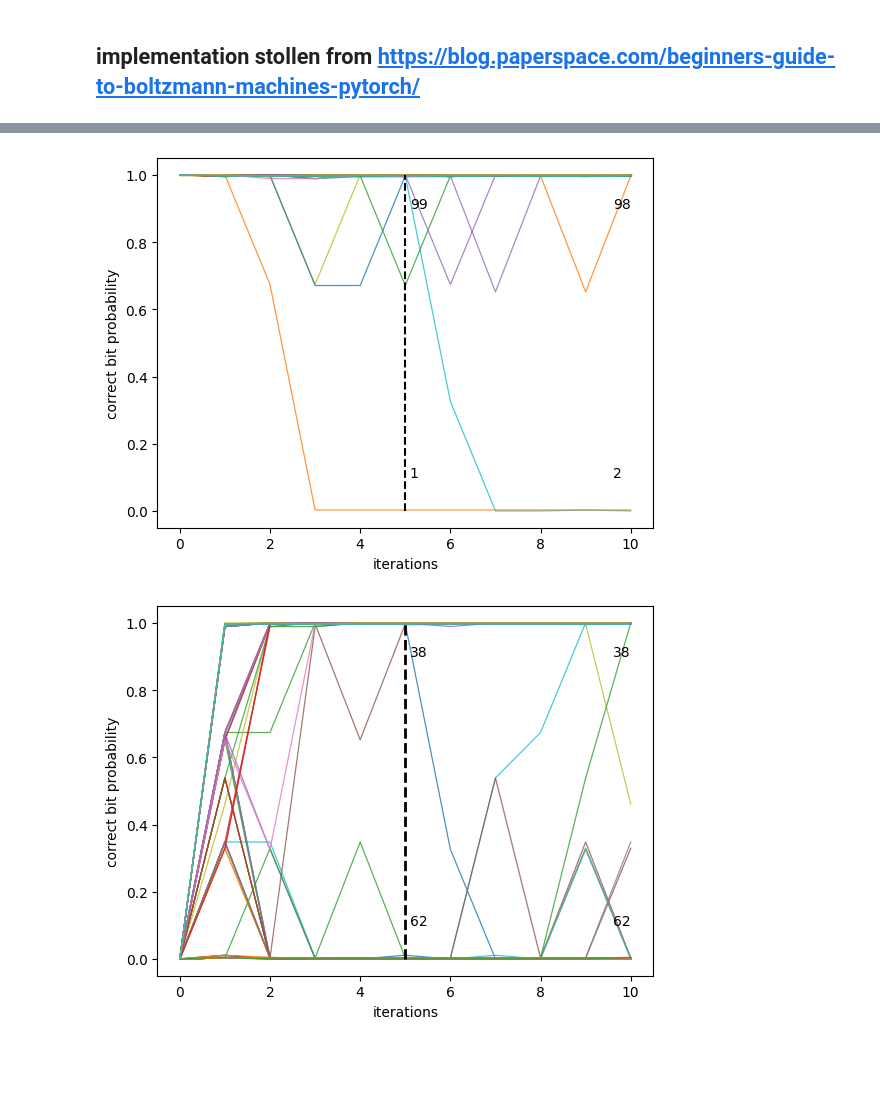
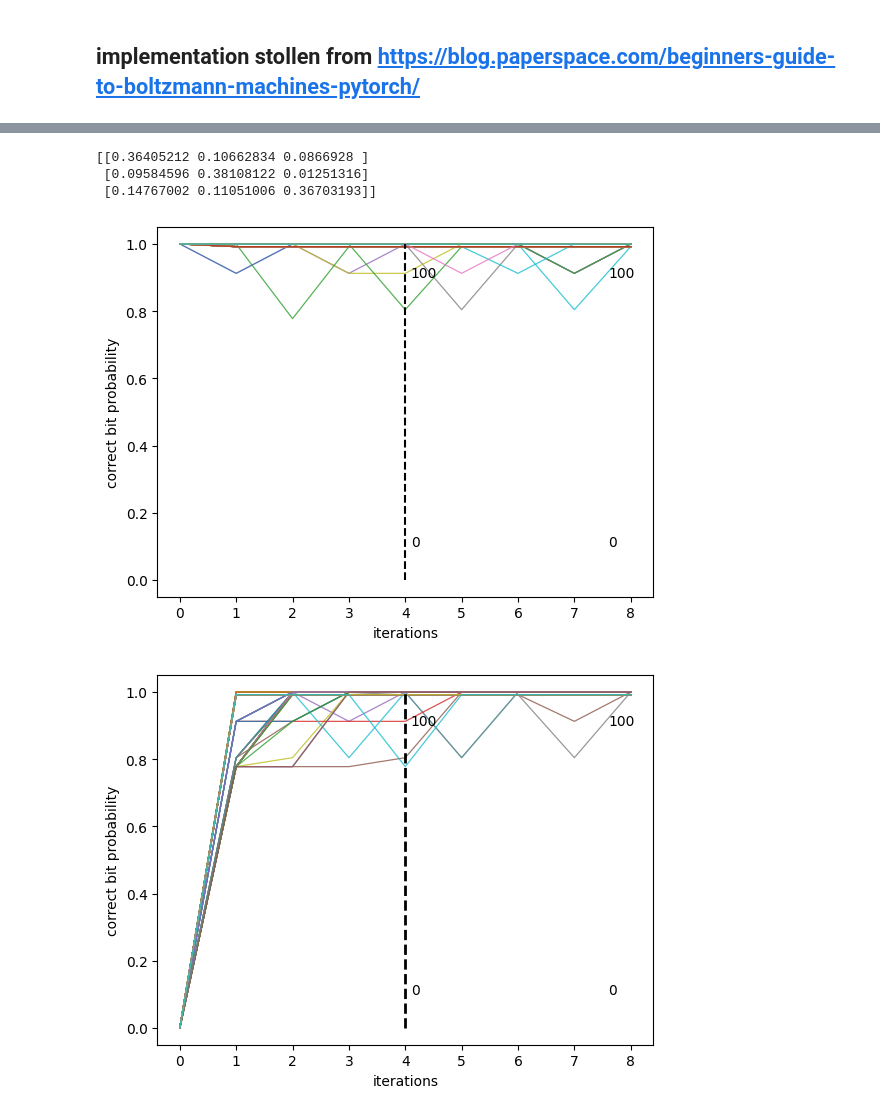
Before and after one commit to jolatechno/cours-ENS, a Jupyter notebook: cours/M2/S4/machine_learning/projet/leo_test/RBM_test3_xor.ipynb, the cells around one changed output, grey strips where cells are left out. Drawn from its saved outputs; the diff is of its cells as text; code cells hidden in the pictures; blank space fills up the shorter version.

```diff
--- a/cours/M2/S4/machine_learning/projet/leo_test/RBM_test3_xor.ipynb
+++ b/cours/M2/S4/machine_learning/projet/leo_test/RBM_test3_xor.ipynb
@@ -158,38 +139,72 @@ print(pc_data)
+# %%
+W_eigen_vect  = np.linalg.svd(rbm_small.W.detach().numpy()).Vh.T
+W_eigen_vect /= np.abs(W_eigen_vect).sum(1)
+
+data     = xor_to_flat(*gen_xor_training(1000))
+_,_,data = rbm_small(torch.from_numpy(data))
+data     = data.detach().numpy()
+
+pca = PCA(3)
+pca.fit(data)
+pc_data  = np.linalg.eig(pca.get_covariance()).eigenvectors
+pc_data /= np.abs(pc_data).sum(1)
+
+corr_mat = np.zeros((3, 3))
+for i in range(3):
+    for j in range(3):
+        corr_mat[i, j] = abs(W_eigen_vect[i, :].dot(pc_data[j, :]))
+
+for i in range(3):
+    idx = np.argmax(corr_mat[i, i:]) + i
+    save             = np.copy(corr_mat[idx, :])
+    corr_mat[idx, :] =         corr_mat[i,   :]
+    corr_mat[i,   :] = save
+
+print(corr_mat.T)
+# %% [output]
+[[0.36405212 0.10662834 0.0866928 ]
+ [0.09584596 0.38108122 0.01251316]
+ [0.14767002 0.11051006 0.36703193]]
 # %%
 data,target = gen_xor_training(100)
-data_var = Variable(torch.from_numpy(xor_to_flat(data, target).astype(np.double)))
+data_var = Variable(torch.from_numpy(xor_to_flat(data, target).astype(np.single)))
 
 
 n_it = 2*n_it_train
 
 prob_traj_noFlip = np.zeros((n_it+1, 100))
-prob_traj_noFlip[0, :] = data_var[:, 2]
+prob_traj_noFlip[0, :] = np.ones(prob_traj_noFlip.shape[1])
 
-h1 = rbm.v_to_h(data_var)
-h_ = h1
+h_ = rbm_small.v_to_h(data_var)
 for i in range(n_it):
-    v_,p_v = rbm.h_to_v(h_)
-    h_     = rbm.v_to_h(v_)
+    v_,p_v = rbm_small.h_to_v(h_)
+    h_     = rbm_small.v_to_h(v_)
 
-    prob_traj_noFlip[i+1, :] = p_v.detach().numpy()[:, 2]
-prob_traj_noFlip[:, data_var[:, 2] == 0] = 1 - prob_traj_noFlip[:, data_var[:, 2] == 0]
+    data = p_v.detach().numpy()
+    prob_traj_noFlip[i+1, :] = data[:, 2]
+
+    data = np.round(data)
+    ground_truth = truth_func(data[:, 1], data[:, 2])
+    prob_traj_noFlip[i+1, ground_truth==0] = 1-prob_traj_noFlip[i+1, ground_truth==0]
 
 
 data_var[:, 2] = 1 - data_var[:, 2]
 prob_traj_flip = np.zeros((n_it+1, 100))
-prob_traj_flip[0, :] = data_var[:, 2]
 
-h1 = rbm.v_to_h(data_var)
-h_ = h1
+h_ = rbm_small.v_to_h(data_var)
 for i in range(n_it):
-    v_,p_v = rbm.h_to_v(h_)
-    h_     = rbm.v_to_h(v_)
+    v_,p_v = rbm_small.h_to_v(h_)
+    h_     = rbm_small.v_to_h(v_)
 
-    prob_traj_flip[i+1, :] = p_v.detach().numpy()[:, 2]
-prob_traj_flip[:, data_var[:, 2] == 1] = 1 - prob_traj_flip[:, data_var[:, 2] == 1]
+    data = p_v.detach().numpy()
+    prob_traj_flip[i+1, :] = data[:, 2]
+
+    data = np.round(data)
+    ground_truth = truth_func(data[:, 1], data[:, 2])
+    prob_traj_flip[i+1, ground_truth==0] = 1-prob_traj_flip[i+1, ground_truth==0]
 # %%
 plt.plot(prob_traj_noFlip, linewidth=0.9, alpha=0.8)
-plt.plot([5, 5], [0, 1], "k--")
+plt.plot([n_it_train, n_it_train], [0, 1], "k--")
 
 n_true  = sum(prob_traj_noFlip[n_it_train, :] > 0.5)
 n_false = prob_traj_noFlip.shape[1] - n_true
@@ -207,25 +222,25 @@ plt.xlabel("iterations")
 plt.ylabel("correct bit probability")
 plt.savefig('rbm_bit_stability.png')
 # %% [output]
-[figure, old version]
+[figure, new version]
 # %%
 plt.plot(prob_traj_flip, linewidth=0.9, alpha=0.8)
-plt.plot([5, 5], [0, 1], "k--", linewidth=2)
+plt.plot([n_it_train, n_it_train], [0, 1], "k--", linewidth=2)
 
 n_true = sum(prob_traj_flip[n_it_train, :] > 0.5)
 n_false = prob_traj_flip.shape[1] - n_true
 
 plt.text(n_it_train+0.1, 0.9, f"{n_true }")
 plt.text(n_it_train+0.1, 0.1, f"{n_false}")
 
 n_true_end  = sum(prob_traj_flip[-1, :] > 0.5)
 n_false_end = prob_traj_flip.shape[1] - n_true_end
 
 plt.text(n_it-0.4, 0.9, f"{n_true_end }")
 plt.text(n_it-0.4, 0.1, f"{n_false_end}")
 
 plt.xlabel("iterations")
 plt.ylabel("correct bit probability")
 plt.savefig('rbm_bit_correction.png')
 # %% [output]
-[figure, old version]
+[figure, new version]
```
Also changed, not shown: parts of 12 cells of this notebook.
